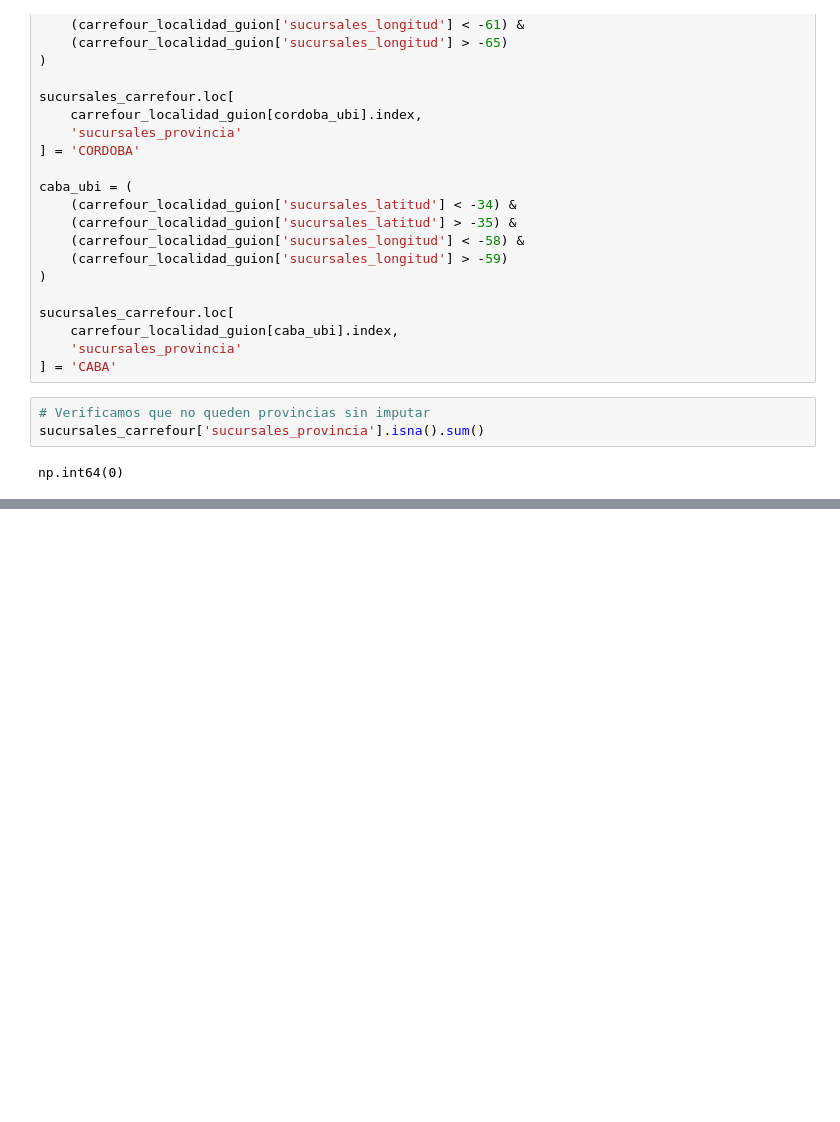
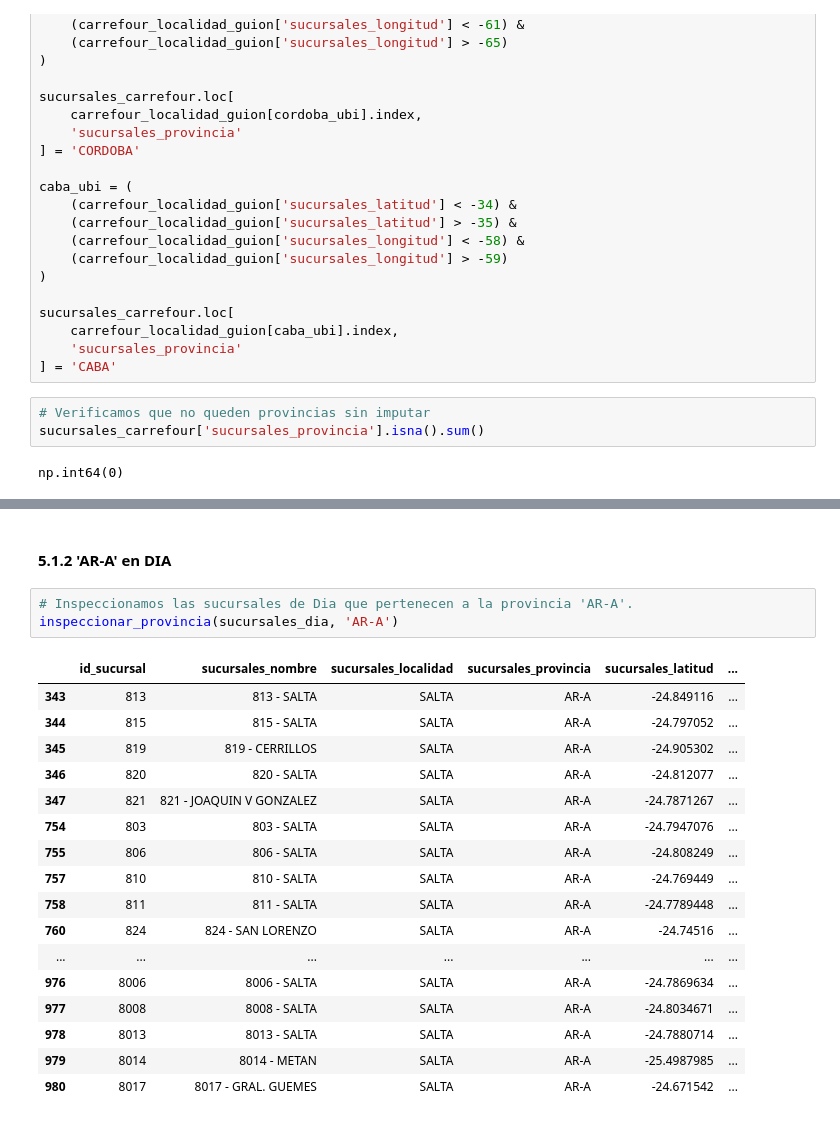
Before and after one commit to NestorRev/analisis-precios-nlp-sepa, a Jupyter notebook: notebooks/02_sucursales_dia_carrefour.ipynb, the cells around one changed output, grey strips where cells are left out. Drawn from its saved outputs; the diff is of its cells as text; blank space fills up the shorter version.

```diff
--- a/notebooks/02_sucursales_dia_carrefour.ipynb
+++ b/notebooks/02_sucursales_dia_carrefour.ipynb
@@ -316,0 +584,23 @@ Las 36 sucursales quedaron completamente imputadas, listas para continuar con la
+# %% [markdown]
+#### 5.1.2 'AR-A' en DIA
+# %%
+# Inspeccionamos las sucursales de Dia que pertenecen a la provincia 'AR-A'.
+inspeccionar_provincia(sucursales_dia, 'AR-A')
+# %% [output]
+|  | id_sucursal | sucursales_nombre | sucursales_localidad | sucursales_provincia | sucursales_latitud | ... |
+| 343 | 813 | 813 - SALTA | SALTA | AR-A | -24.849116 | ... |
+| 344 | 815 | 815 - SALTA | SALTA | AR-A | -24.797052 | ... |
+| 345 | 819 | 819 - CERRILLOS | SALTA | AR-A | -24.905302 | ... |
+| 346 | 820 | 820 - SALTA | SALTA | AR-A | -24.812077 | ... |
+| 347 | 821 | 821 - JOAQUIN V GONZALEZ | SALTA | AR-A | -24.7871267 | ... |
+| 754 | 803 | 803 - SALTA | SALTA | AR-A | -24.7947076 | ... |
+| 755 | 806 | 806 - SALTA | SALTA | AR-A | -24.808249 | ... |
+| 757 | 810 | 810 - SALTA | SALTA | AR-A | -24.769449 | ... |
+| 758 | 811 | 811 - SALTA | SALTA | AR-A | -24.7789448 | ... |
+| 760 | 824 | 824 - SAN LORENZO | SALTA | AR-A | -24.74516 | ... |
+| ... | ... | ... | ... | ... | ... | ... |
+| 976 | 8006 | 8006 - SALTA | SALTA | AR-A | -24.7869634 | ... |
+| 977 | 8008 | 8008 - SALTA | SALTA | AR-A | -24.8034671 | ... |
+| 978 | 8013 | 8013 - SALTA | SALTA | AR-A | -24.7880714 | ... |
+| 979 | 8014 | 8014 - METAN | SALTA | AR-A | -25.4987985 | ... |
+| 980 | 8017 | 8017 - GRAL. GUEMES | SALTA | AR-A | -24.671542 | ... |
```
Also changed, not shown: parts of 105 cells of this notebook, 2 other files.
